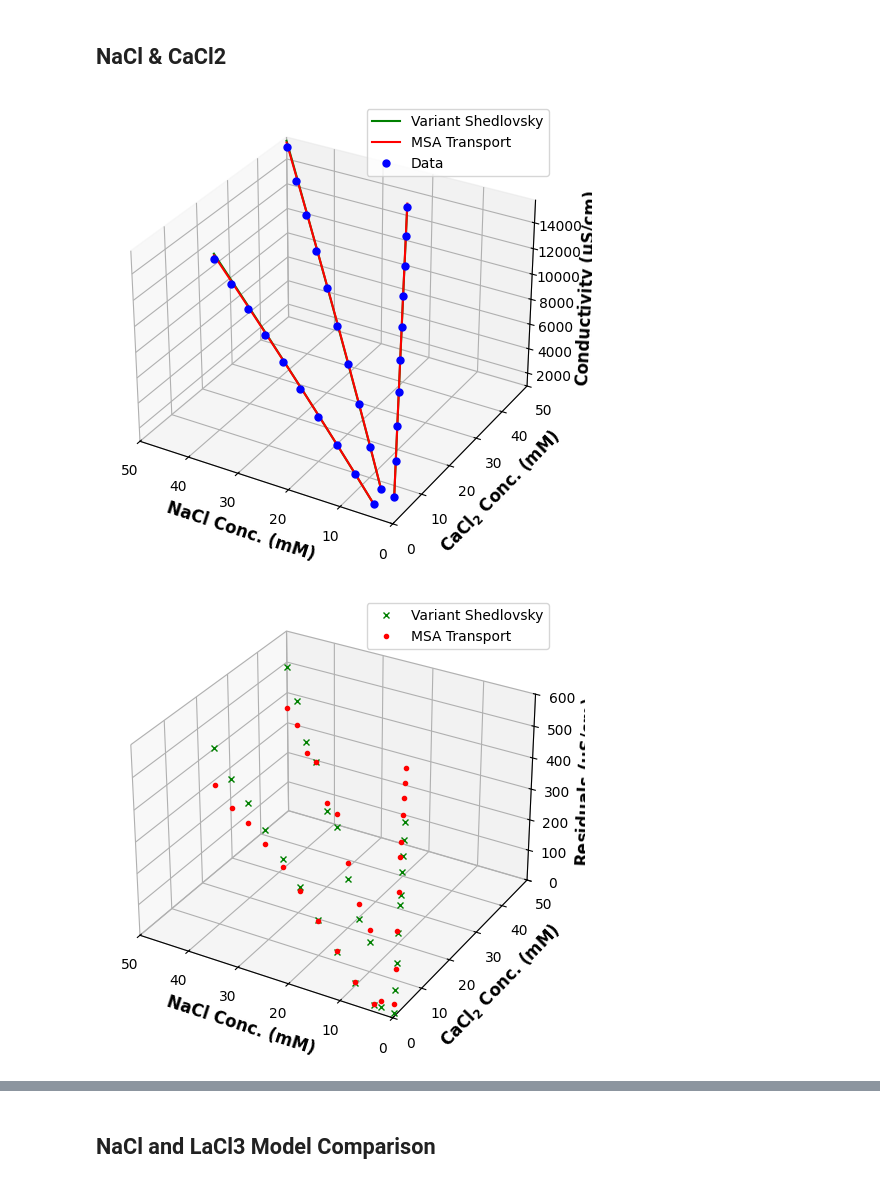
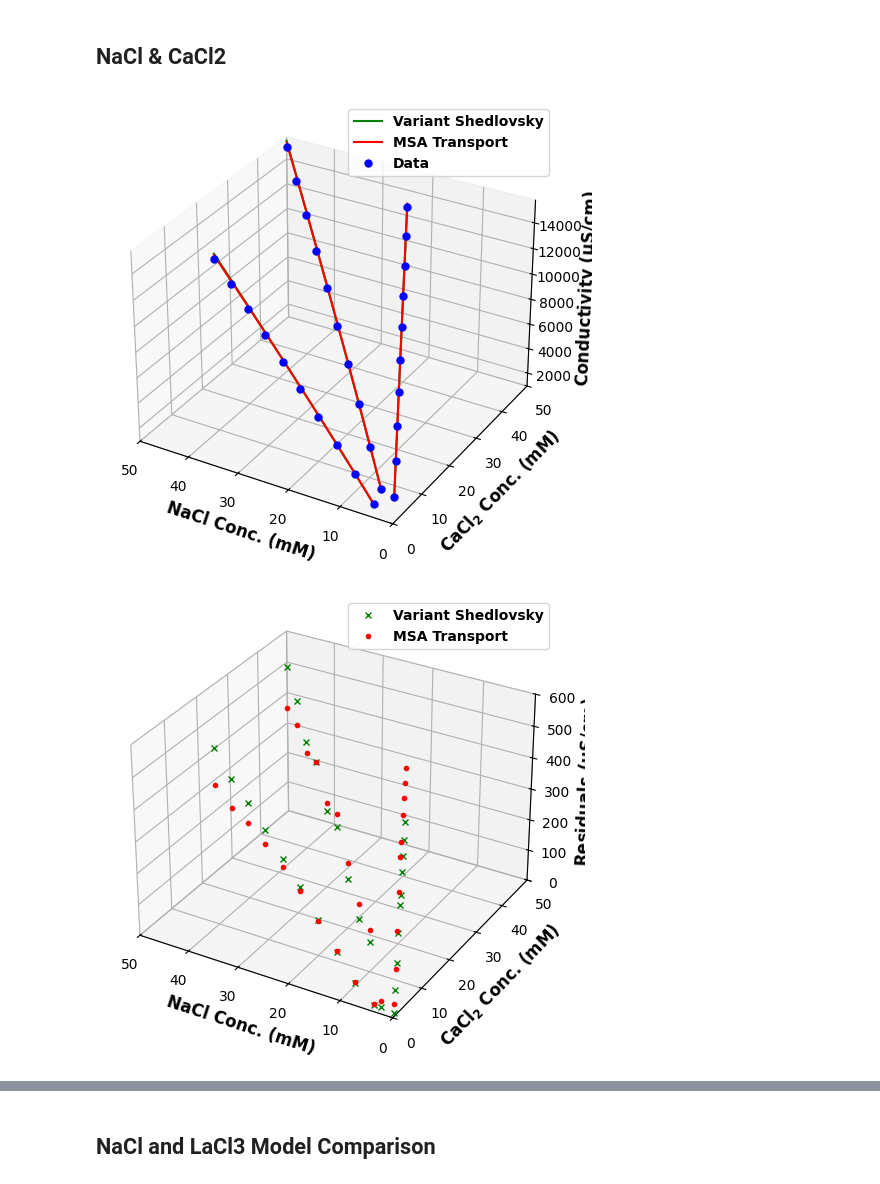
Before and after one commit to dowlinglab/salts-conductivity-modelling, a Jupyter notebook: Multicomponents-conductivity-theory-clean.ipynb, the cells around one changed output, grey strips where cells are left out. Drawn from its saved outputs; the diff is of its cells as text; code cells hidden in the pictures.

```diff
--- a/Multicomponents-conductivity-theory-clean.ipynb
+++ b/Multicomponents-conductivity-theory-clean.ipynb
@@ -1012,35 +1012,35 @@ specific_cond_12 = [specific_cond_nacl_12[i] + specific_cond_cacl2_12[i] for i i
 specific_cond_13 = [specific_cond_nacl_13[i] + specific_cond_cacl2_13[i] for i in range(ndata)]
 
 # making plot comparison of calculated and experimental conductivity of NaCl and CaCl2
 fig = plt.figure()
 ax = fig.add_subplot(projection='3d')
 
 # plotting
 ax.plot3D(NaCl_conc, CaCl2_conc, specific_cond, color="green", label="Variant Shedlovsky")
 ax.plot3D(NaCl_conc12, CaCl2_conc12, specific_cond_12, color="green")
 ax.plot3D(NaCl_conc13, CaCl2_conc13, specific_cond_13, color="green")
 ax.plot3D(NaCl_conc, CaCl2_conc, all_cond_calc_con, color="red", label="MSA Transport")
 ax.plot3D(NaCl_conc12, CaCl2_conc12, all_cond_calc_con12, color="red")
 ax.plot3D(NaCl_conc13, CaCl2_conc13, all_cond_calc_con13, color="red")
 ax.plot3D(NaCl_conc, CaCl2_conc, cond_exp, "b.", markersize=10, label="Data")
 ax.plot3D(NaCl_conc12, CaCl2_conc12, cond_exp12, "b.", markersize=10)
 ax.plot3D(NaCl_conc13, CaCl2_conc13, cond_exp13, "b.", markersize=10)
 ax.set_xlim(50, 0)
 ax.set_ylim(0, 50)
 ax.tick_params(axis='x', labelsize=10)
 ax.tick_params(axis='y', labelsize=10)
 ax.tick_params(axis='z', labelsize=10)
 ax.tick_params(direction="in",top=True, right=True)
 # ax.set_title('3D Conductivity Plot', fontsize=12,fontweight='bold')
 ax.set_zlabel("Conductivity ($\mathbf{\mu}$S/cm)", fontsize=12,fontweight='bold')
 ax.set_xlabel("NaCl Conc. (mM)", fontsize=12,fontweight='bold')
 ax.set_ylabel("CaC$\mathbf{l_2}$ Conc. (mM)", fontsize=12,fontweight='bold')
-ax.legend()
+ax.legend(prop={"weight":"bold"})
 plt.tight_layout()
 plt.savefig("msc_single_na_ca_comparison.png")
 plt.show()
 # %% [output]
-[figure, old version]
+[figure, new version]
 # %%
 # residuals for NaCl and CaCl2
 e_2 = [specific_cond[i] - cond_exp[i] for i in range(ndata)]
@@ -1069,12 +1069,12 @@ ax.tick_params(direction="in",top=True, right=True)
 ax.set_zlabel("Residuals ($\mathbf{\mu}$S/cm)", fontsize=12,fontweight='bold')
 ax.set_xlabel("NaCl Conc. (mM)", fontsize=12,fontweight='bold')
 ax.set_ylabel("CaC$\mathbf{l_2}$ Conc. (mM)", fontsize=12,fontweight='bold')
-plt.legend()
+plt.legend(prop={"weight":"bold"})
 plt.tight_layout()
 plt.savefig("residuals_msc_single_na_ca_comparison.png")
 plt.show()
 # %% [output]
-[figure, old version]
+[figure, new version]
 # %%
 # residuals fraction
 residuals_percent_2 = [100*e_2[i]/cond_exp[i] for i in range(ndata)]
```
Also changed, not shown: parts of 7 cells of this notebook, 15 other files.
